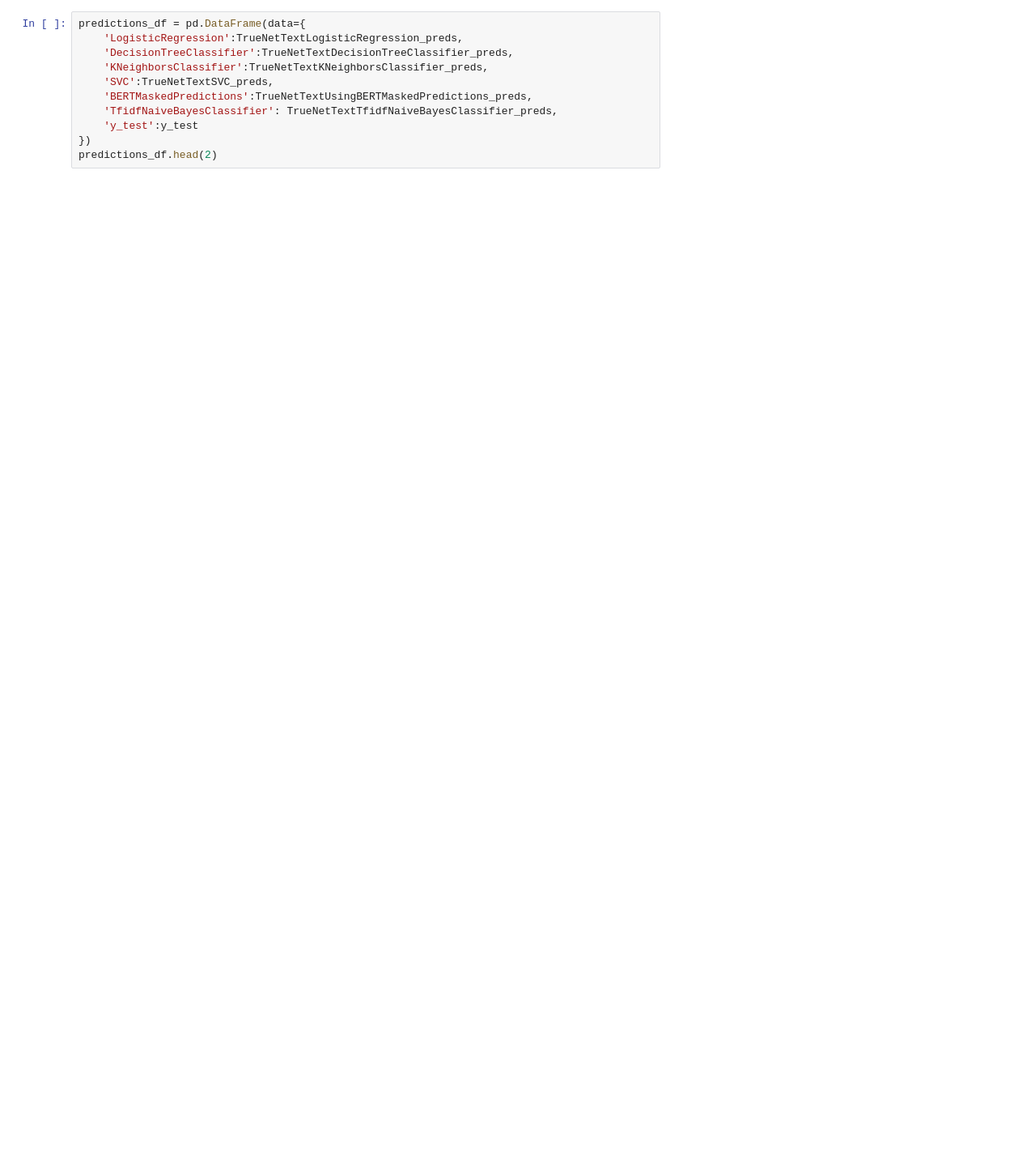
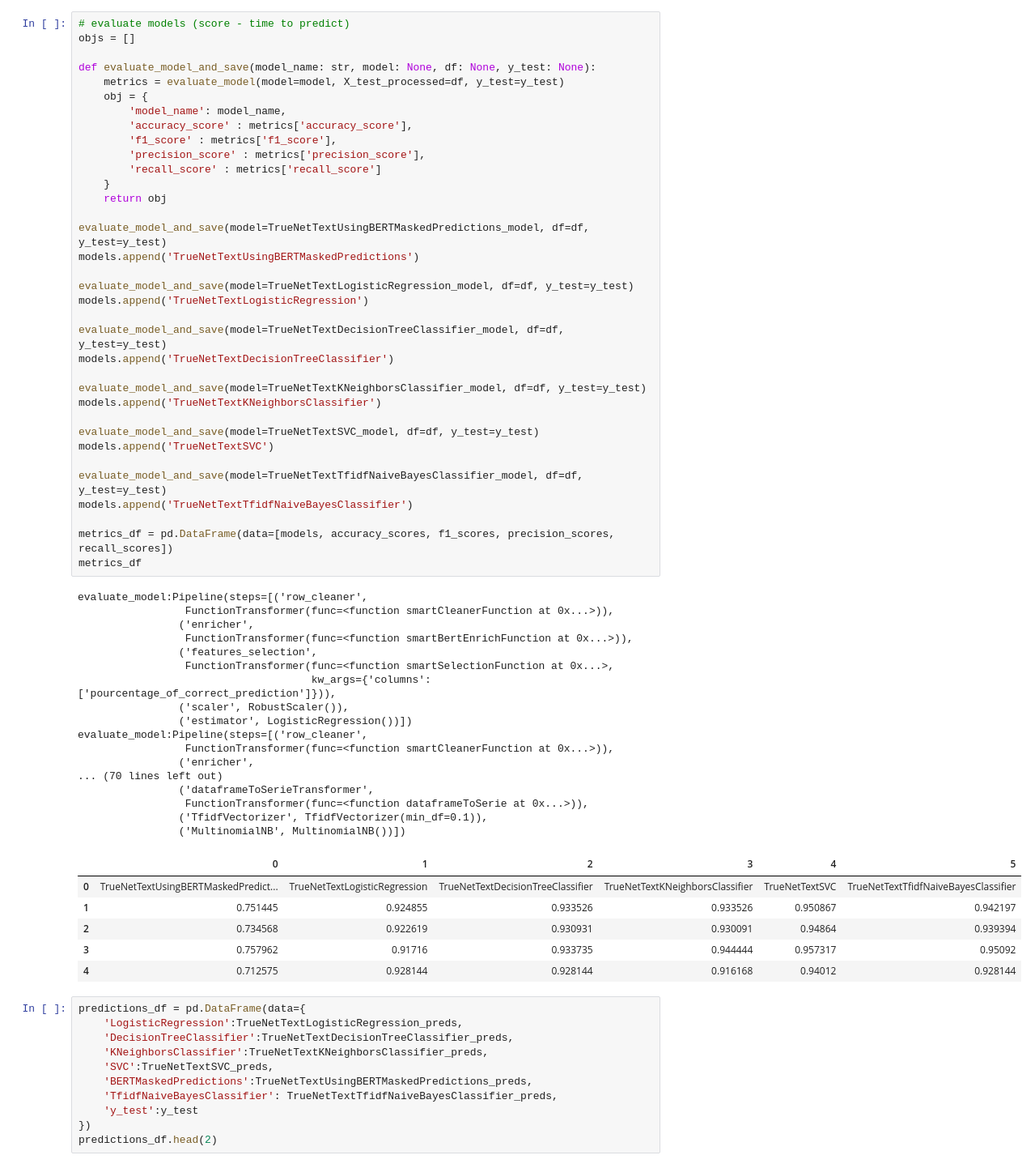
Before and after one commit to yukaberry/detect_ai_content, a Jupyter notebook: notebooks/texts/jerome_texts_compare_models.ipynb, the cells around one changed output. Shown at 81% size. Cells and saved outputs as stored; diff of their text form; blank space fills up the shorter version.

Commit message:
Create a cell to evaluate & compare all the models

```diff
--- a/notebooks/texts/jerome_texts_compare_models.ipynb
+++ b/notebooks/texts/jerome_texts_compare_models.ipynb
@@ -151,3 +120,62 @@ KeyboardInterrupt:
+# %%
+# evaluate models (score - time to predict)
+objs = []
+
+def evaluate_model_and_save(model_name: str, model: None, df: None, y_test: None):
+    metrics = evaluate_model(model=model, X_test_processed=df, y_test=y_test)
+    obj = {
+        'model_name': model_name,
+        'accuracy_score' : metrics['accuracy_score'],
+        'f1_score' : metrics['f1_score'],
+        'precision_score' : metrics['precision_score'],
+        'recall_score' : metrics['recall_score']
+    }
+    return obj
+
+evaluate_model_and_save(model=TrueNetTextUsingBERTMaskedPredictions_model, df=df, y_test=y_test)
+models.append('TrueNetTextUsingBERTMaskedPredictions')
+
+evaluate_model_and_save(model=TrueNetTextLogisticRegression_model, df=df, y_test=y_test)
+models.append('TrueNetTextLogisticRegression')
+
+evaluate_model_and_save(model=TrueNetTextDecisionTreeClassifier_model, df=df, y_test=y_test)
+models.append('TrueNetTextDecisionTreeClassifier')
+
+evaluate_model_and_save(model=TrueNetTextKNeighborsClassifier_model, df=df, y_test=y_test)
+models.append('TrueNetTextKNeighborsClassifier')
+
+evaluate_model_and_save(model=TrueNetTextSVC_model, df=df, y_test=y_test)
+models.append('TrueNetTextSVC')
+
+evaluate_model_and_save(model=TrueNetTextTfidfNaiveBayesClassifier_model, df=df, y_test=y_test)
+models.append('TrueNetTextTfidfNaiveBayesClassifier')
+
+metrics_df = pd.DataFrame(data=[models, accuracy_scores, f1_scores, precision_scores, recall_scores])
+metrics_df
+# %% [output]
+evaluate_model:Pipeline(steps=[('row_cleaner',
+                 FunctionTransformer(func=<function smartCleanerFunction at 0x...>)),
+                ('enricher',
+                 FunctionTransformer(func=<function smartBertEnrichFunction at 0x...>)),
+                ('features_selection',
+                 FunctionTransformer(func=<function smartSelectionFunction at 0x...>,
+                                     kw_args={'columns': ['pourcentage_of_correct_prediction']})),
+                ('scaler', RobustScaler()),
+                ('estimator', LogisticRegression())])
+evaluate_model:Pipeline(steps=[('row_cleaner',
+                 FunctionTransformer(func=<function smartCleanerFunction at 0x...>)),
+                ('enricher',
+... (70 lines left out)
+                ('dataframeToSerieTransformer',
+                 FunctionTransformer(func=<function dataframeToSerie at 0x...>)),
+                ('TfidfVectorizer', TfidfVectorizer(min_df=0.1)),
+                ('MultinomialNB', MultinomialNB())])
+|  | 0 | 1 | 2 | 3 | 4 | 5 |
+| 0 | TrueNetTextUsingBERTMaskedPredict... | TrueNetTextLogisticRegression | TrueNetTextDecisionTreeClassifier | TrueNetTextKNeighborsClassifier | TrueNetTextSVC | TrueNetTextTfidfNaiveBayesClassifier |
+| 1 | 0.751445 | 0.924855 | 0.933526 | 0.933526 | 0.950867 | 0.942197 |
+| 2 | 0.734568 | 0.922619 | 0.930931 | 0.930091 | 0.94864 | 0.939394 |
+| 3 | 0.757962 | 0.91716 | 0.933735 | 0.944444 | 0.957317 | 0.95092 |
+| 4 | 0.712575 | 0.928144 | 0.928144 | 0.916168 | 0.94012 | 0.928144 |
 # %%
 predictions_df = pd.DataFrame(data={
     'LogisticRegression':TrueNetTextLogisticRegression_preds,
```
Also changed, not shown: parts of 4 cells of this notebook.
